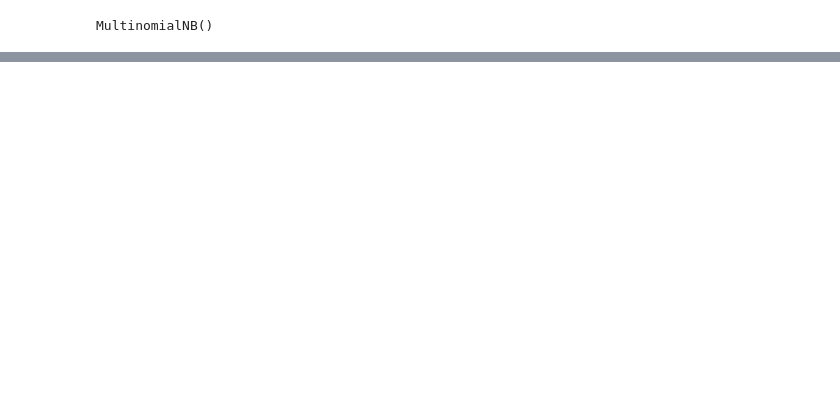
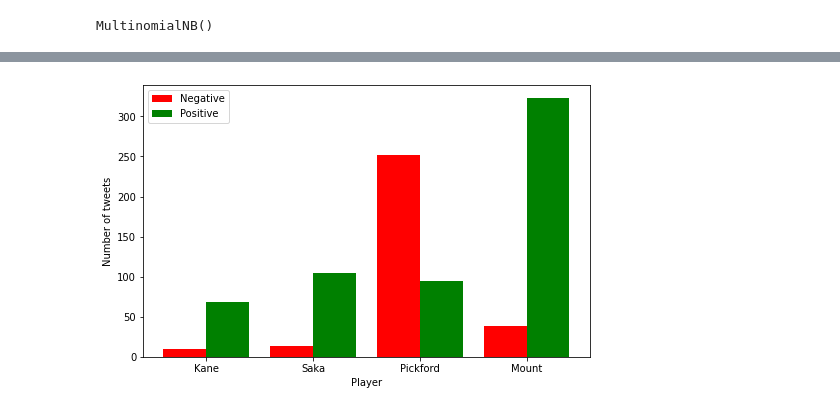
Before and after one commit to anzeha/Football-tweets-sentiment-ML, a Jupyter notebook: notebooks/match_sentiment.ipynb, the cells around one changed output, grey strips where cells are left out. Drawn from its saved outputs; the diff is of its cells as text; code cells hidden in the pictures; blank space fills up the shorter version.

Commit message:
figs, player sentiment

```diff
--- a/notebooks/match_sentiment.ipynb
+++ b/notebooks/match_sentiment.ipynb
@@ -132,0 +131,42 @@ plt.show()
+# %%
+
+
+text_label_df = pd.DataFrame(list(zip(df['tweet_text'].iloc[299:].to_list(), predicted)), columns=['tweet_text', 'label'])
+kane_df = text_label_df[text_label_df['tweet_text'].str.contains("kane")==True]
+bonucci_df = text_label_df[text_label_df['tweet_text'].str.contains("bonuci|bonucci")==True]
+sterling_df = text_label_df[text_label_df['tweet_text'].str.contains("sterling")==True]
+saka_df = text_label_df[text_label_df['tweet_text'].str.contains("saka")==True]
+donnaruma_df = text_label_df[text_label_df['tweet_text'].str.contains("donnaruma|donaruma")==True]
+mount_df = text_label_df[text_label_df['tweet_text'].str.contains("mount")==True]
+pickford_df = text_label_df[text_label_df['tweet_text'].str.contains("pickford")==True]
+
+kane_positives = list(filter(lambda x: str(x) == 'Positive', kane_df['label'].to_list()))
+kane_negatives = list(filter(lambda x: str(x) == 'Negative', kane_df['label'].to_list()))
+
+saka_positives = list(filter(lambda x: str(x) == 'Positive', saka_df['label'].to_list()))
+saka_negatives = list(filter(lambda x: str(x) == 'Negative', saka_df['label'].to_list()))
+
+pickford_positives = list(filter(lambda x: str(x) == 'Positive', pickford_df['label'].to_list()))
+pickford_negatives = list(filter(lambda x: str(x) == 'Negative', pickford_df['label'].to_list()))
+
+mount_positives = list(filter(lambda x: str(x) == 'Positive', mount_df['label'].to_list()))
+mount_negatives = list(filter(lambda x: str(x) == 'Negative', mount_df['label'].to_list()))
+
+positives = [len(kane_positives), len(saka_positives), len(pickford_positives), len(mount_positives)]
+negatives = [len(kane_negatives), len(saka_negatives), len(pickford_negatives), len(mount_negatives)]
+
+labels = ['Kane', 'Saka', 'Pickford', 'Mount']
+
+x = np.arange(len(labels))
+width = 0.4
+plt.figure(figsize=(8,5))
+plt.bar(x - 0.2, positives, label='Positive', color='g', width=width)
+plt.bar(x + 0.2, negatives, label='Negative', color='r', width=width)
+plt.xticks(x, labels)
+plt.ylabel('Number of tweets')
+plt.xlabel('Player')
+plt.legend()
+plt.savefig('../figs/players_sentiment.png')
+plt.show()
+# %% [output]
+[figure, added]
```
Also changed, not shown: parts of 6 cells of this notebook, 4 other files.
